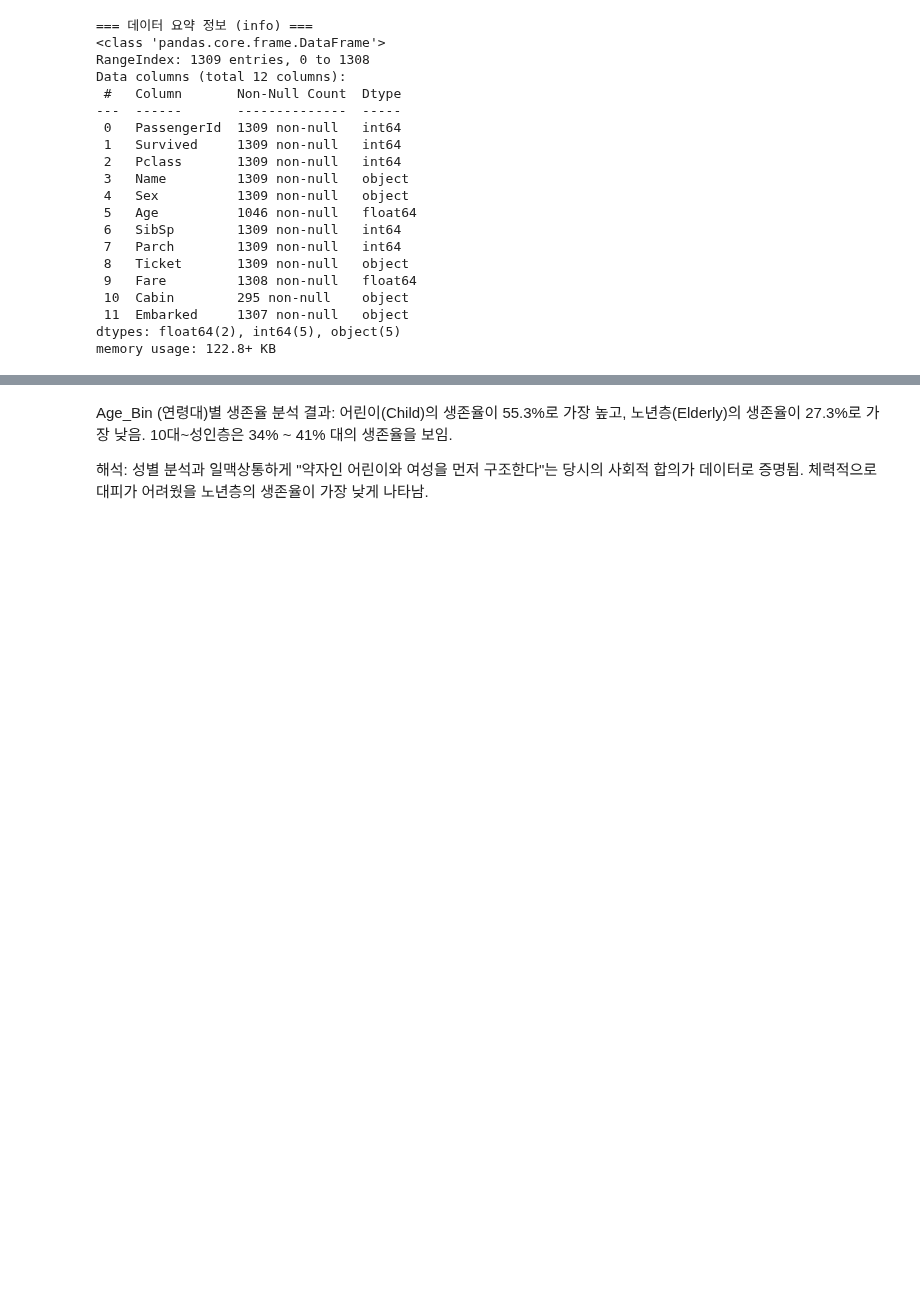
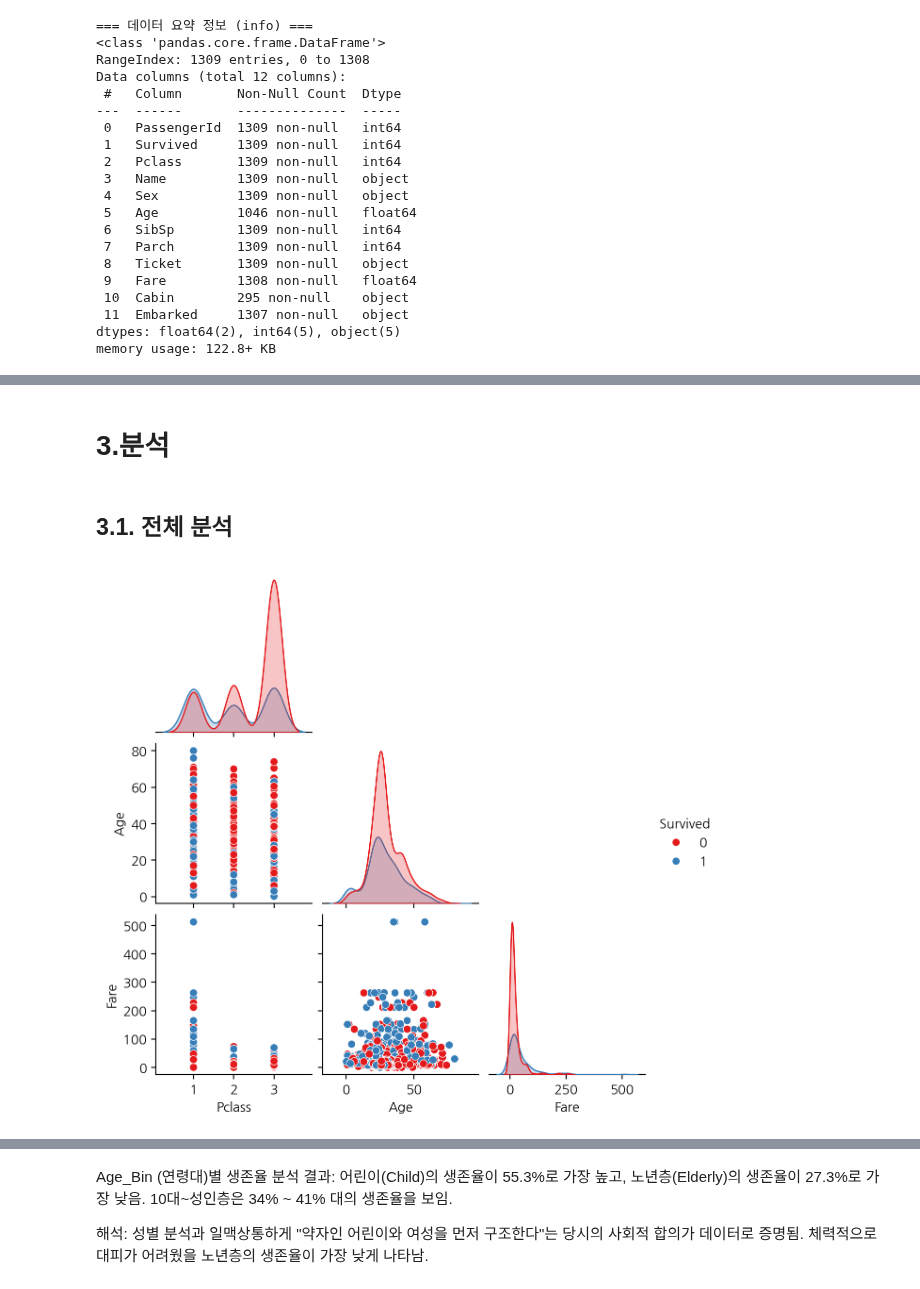
Before and after one commit to naugim26/2026-BDA, a Jupyter notebook: projects/titanic.ipynb, the cells around one changed output, grey strips where cells are left out. Drawn from its saved outputs; the diff is of its cells as text; code cells hidden in the pictures; blank space fills up the shorter version.

```diff
--- a/projects/titanic.ipynb
+++ b/projects/titanic.ipynb
@@ -389,0 +378,16 @@ Parch (부모/자녀 수)별 생존율
+# %%
+# 연속형 변수인 나이(Age)와 요금(Fare)을 분석하기 좋게 범주형 구간으로 쪼개기
+
+# 1. 나이 구간화 (Age_Bin)
+tt['Age_Bin'] = pd.cut(
+    tt['Age'],
+    bins=[0, 12, 19, 35, 60, 100],
+    labels=['Child', 'Teenager', 'Young Adult', 'Adult', 'Elderly']
+)
+
+# 2. 요금 구간화 (Fare_Bin)
+tt['Fare_Bin'] = pd.qcut(
+    tt['Fare'],
+    q=4,
+    labels=['Low', 'Medium-Low', 'Medium-High', 'High']
+)
@@ -389,0 +410,14 @@ Parch (부모/자녀 수)별 생존율
+# %% [markdown]
+# 3.분석
+# %% [markdown]
+## 3.1. 전체 분석
+# %%
+# 분석에 핵심이 되는 숫자형 변수들만 딱 선택하기
+core_features = ['Survived', 'Pclass', 'Age', 'Fare']
+
+
+# corner=True를 주면 하단 삼각형만 남아서 아주 깔끔해짐
+sns.pairplot(tt[core_features], hue='Survived', palette='Set1', height=2.0, corner=True)
+plt.show()
+# %% [output]
+[figure, added]
```
Also changed, not shown: parts of 99 cells of this notebook.
